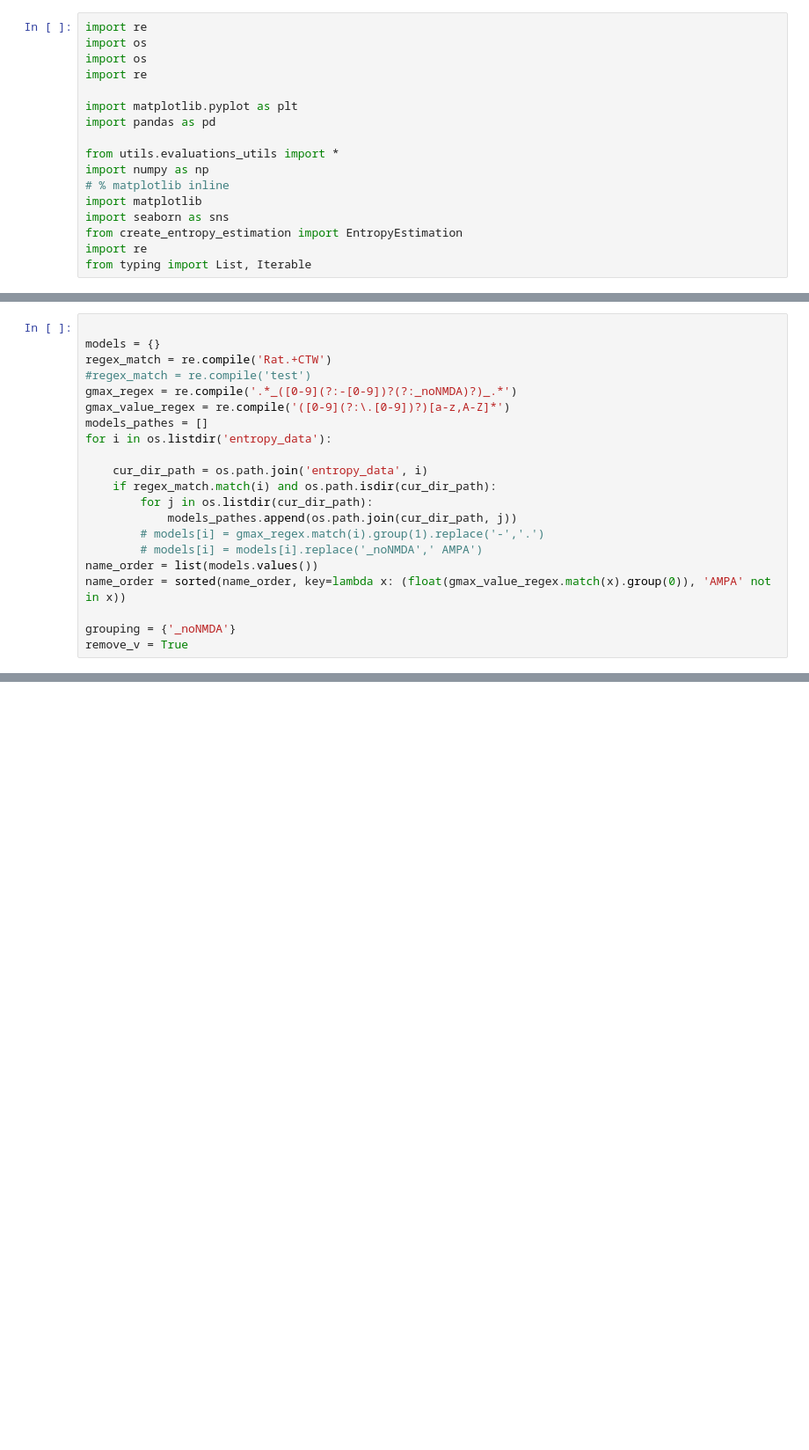
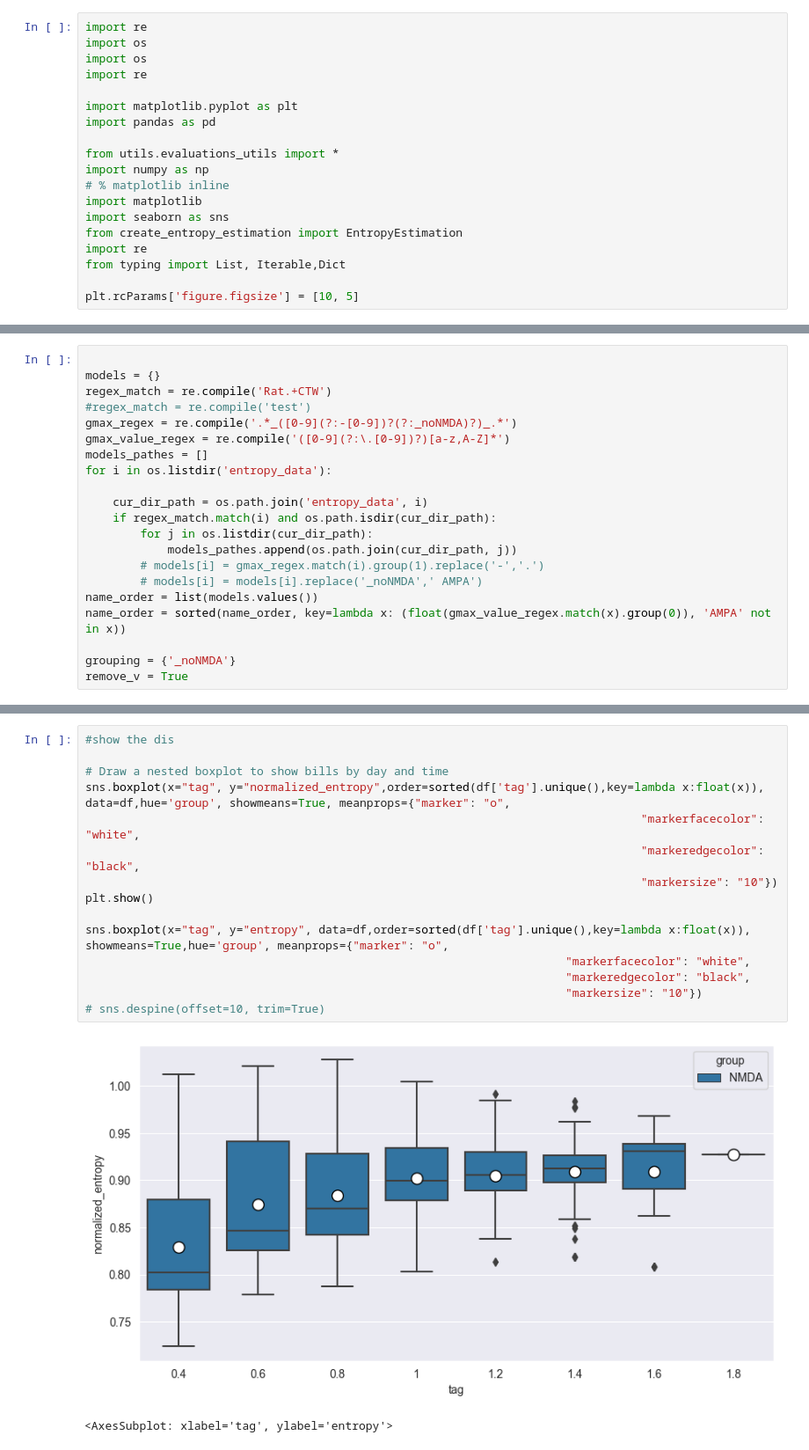
Before and after one commit to NitzanLux/neuron_mi, a Jupyter notebook: entropy_CTW_eval.ipynb, the cells around one changed output, grey strips where cells are left out. Shown at 88% size. Saved outputs shown, nothing was run; the diff lists cells and outputs as text; blank space fills up the shorter version.

```diff
--- a/entropy_CTW_eval.ipynb
+++ b/entropy_CTW_eval.ipynb
@@ -14,4 +14,6 @@ import matplotlib
 import seaborn as sns
 from create_entropy_estimation import EntropyEstimation
 import re
-from typing import List, Iterable
+from typing import List, Iterable,Dict
+
+plt.rcParams['figure.figsize'] = [10, 5]
@@ -147,0 +176,18 @@ min isi = {'Rat_L5b_PC_2_Hay_0-4_CTW': 5, 'Rat_L5b_PC_2_Hay_0-6_CTW': 5, 'Rat_L5
+# %%
+#show the dis
+
+# Draw a nested boxplot to show bills by day and time
+sns.boxplot(x="tag", y="normalized_entropy",order=sorted(df['tag'].unique(),key=lambda x:float(x)), data=df,hue='group', showmeans=True, meanprops={"marker": "o",
+                                                                                 "markerfacecolor": "white",
+                                                                                 "markeredgecolor": "black",
+                                                                                 "markersize": "10"})
+plt.show()
+
+sns.boxplot(x="tag", y="entropy", data=df,order=sorted(df['tag'].unique(),key=lambda x:float(x)), showmeans=True,hue='group', meanprops={"marker": "o",
+                                                                      "markerfacecolor": "white",
+                                                                      "markeredgecolor": "black",
+                                                                      "markersize": "10"})
+# sns.despine(offset=10, trim=True)
+# %% [output]
+[figure, added]
+<AxesSubplot: xlabel='tag', ylabel='entropy'>
```
Also changed, not shown: parts of 13 cells of this notebook, 1 other file.
